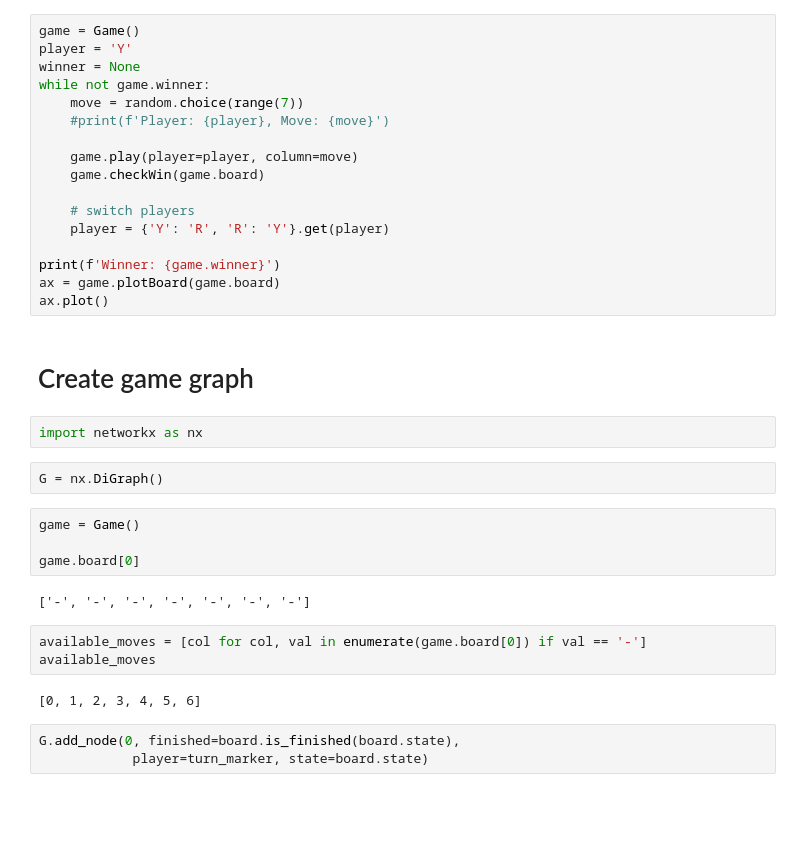
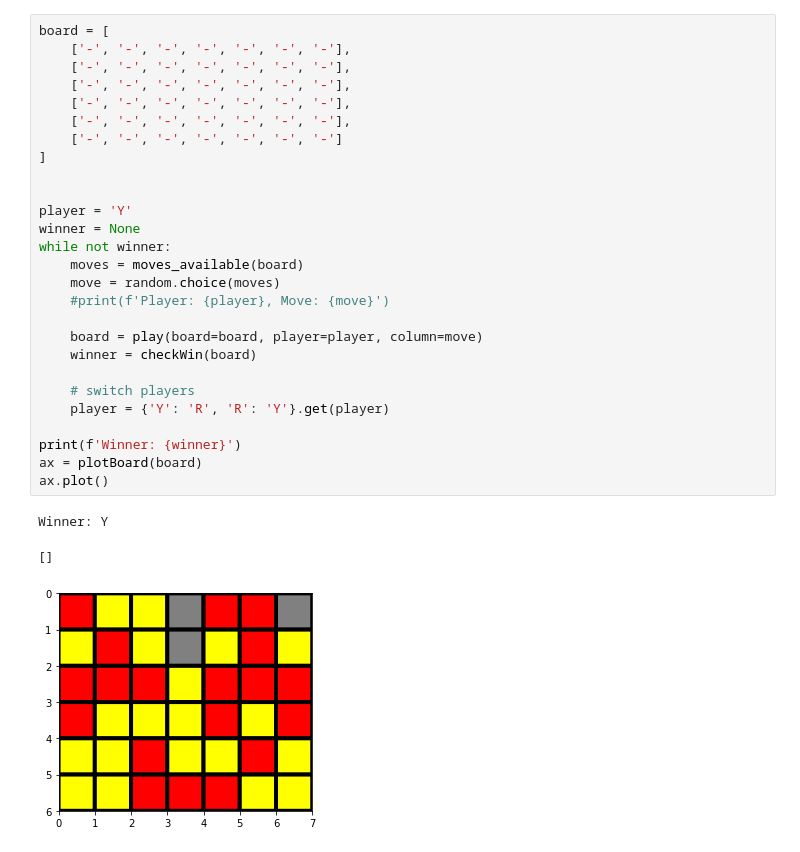
Before and after one commit to davidrossouw/cloud-run, a Jupyter notebook: connect4/connect4_game.ipynb, the cells around one changed output. Saved outputs shown, nothing was run; the diff lists cells and outputs as text; blank space fills up the shorter version.

```diff
--- a/connect4/connect4_game.ipynb
+++ b/connect4/connect4_game.ipynb
@@ -104,37 +89,31 @@ class Game():
 # %%
-game = Game()
+board = [
+    ['-', '-', '-', '-', '-', '-', '-'],
+    ['-', '-', '-', '-', '-', '-', '-'],
+    ['-', '-', '-', '-', '-', '-', '-'],
+    ['-', '-', '-', '-', '-', '-', '-'],
+    ['-', '-', '-', '-', '-', '-', '-'],
+    ['-', '-', '-', '-', '-', '-', '-']
+]
+
+
 player = 'Y'
 winner = None
-while not game.winner:
-    move = random.choice(range(7))
+while not winner:
+    moves = moves_available(board)
+    move = random.choice(moves)
     #print(f'Player: {player}, Move: {move}')
 
-    game.play(player=player, column=move)
-    game.checkWin(game.board)
+    board = play(board=board, player=player, column=move)
+    winner = checkWin(board)
 
     # switch players
     player = {'Y': 'R', 'R': 'Y'}.get(player)
 
-print(f'Winner: {game.winner}')
-ax = game.plotBoard(game.board)
+print(f'Winner: {winner}')
+ax = plotBoard(board)
 ax.plot()
+# %% [output]
+Winner: Y
+[]
+[figure, added]
-# %% [markdown]
-# Create game graph
-# %%
-import networkx as nx
-# %%
-G = nx.DiGraph()
-# %%
-game = Game()
-
-game.board[0]
-# %% [output]
-['-', '-', '-', '-', '-', '-', '-']
-# %%
-available_moves = [col for col, val in enumerate(game.board[0]) if val == '-']
-available_moves
-# %% [output]
-[0, 1, 2, 3, 4, 5, 6]
-# %%
-G.add_node(0, finished=board.is_finished(board.state),
-            player=turn_marker, state=board.state)
```
Also changed, not shown: parts of 13 cells of this notebook, 1 other file.
